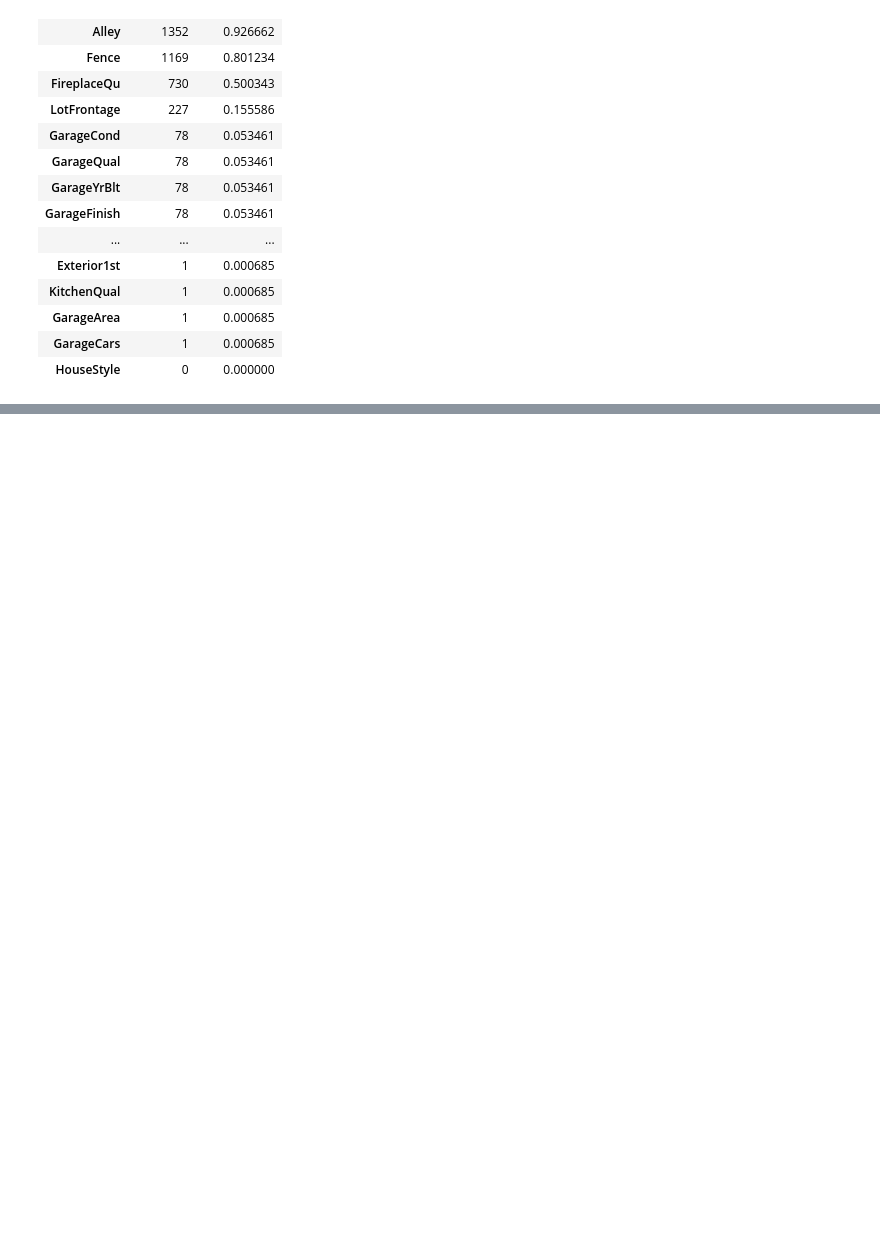
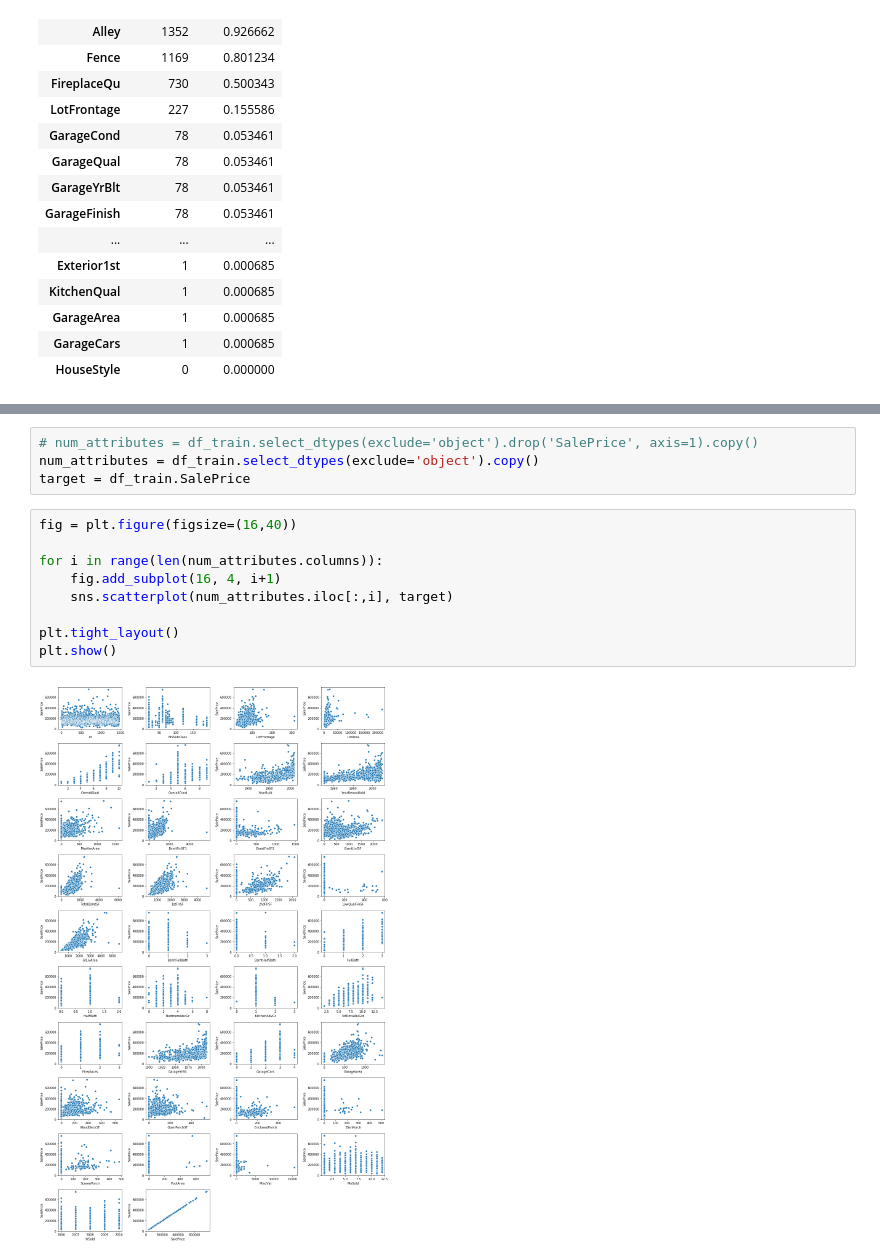
Before and after one commit to lucasnbarros/house-prices-advanced-regression-techniques, a Jupyter notebook: house-prices-advanced-regression-techniques.ipynb, the cells around one changed output, grey strips where cells are left out. Drawn from its saved outputs; the diff is of its cells as text; blank space fills up the shorter version.

Commit message:
Kaggle Notebook | house-prices-advanced-regression-techniques | Version 3

```diff
--- a/house-prices-advanced-regression-techniques.ipynb
+++ b/house-prices-advanced-regression-techniques.ipynb
@@ -235,0 +232,15 @@ df_train.describe(include=object)
+# %%
+# num_attributes = df_train.select_dtypes(exclude='object').drop('SalePrice', axis=1).copy()
+num_attributes = df_train.select_dtypes(exclude='object').copy()
+target = df_train.SalePrice
+# %%
+fig = plt.figure(figsize=(16,40))
+
+for i in range(len(num_attributes.columns)):
+    fig.add_subplot(16, 4, i+1)
+    sns.scatterplot(num_attributes.iloc[:,i], target)
+
+plt.tight_layout()
+plt.show()
+# %% [output]
+[figure, added]
```
Also changed, not shown: parts of 18 cells of this notebook.
